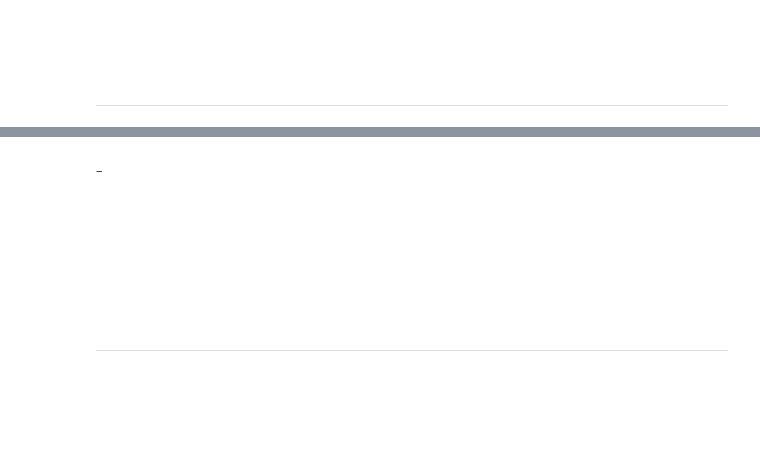
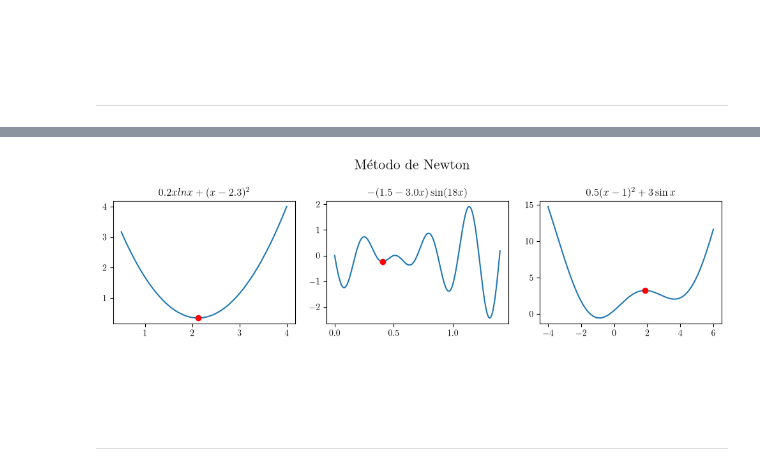
Before and after one commit to RodrigoRiveraRico/metodos-cimat, a Jupyter notebook: Tarea2/optim26_tarea02.ipynb, the cells around one changed output, grey strips where cells are left out. Saved outputs shown, nothing was run; the diff lists cells and outputs as text; code cells hidden in the pictures; blank space fills up the shorter version.

````diff
--- a/Tarea2/optim26_tarea02.ipynb
+++ b/Tarea2/optim26_tarea02.ipynb
@@ -233,14 +677,44 @@ Programar y probar el método de Newton para calcular puntos estacionarios de fu
+# %%
+datos = np.fromfile('newton.bin', dtype=np.float64)
+
+# datos
+# %%
+fig, axs = plt.subplots(1, 3, figsize=(10, 3))
+
+# Para f1
+x = np.linspace(0.5,4,500)
+x_k = datos[0]
+f_k = f1(datos[0])
+axs[0].plot(x, f1(x))
+axs[0].plot(x_k,f_k,'o',color='red')
+axs[0].set_title(r'$0.2 x ln x + (x - 2.3)^2$')
+
+
+# Para f2
+x = np.linspace(0,1.4,500)
+x_k = datos[4]
+f_k = f2(datos[4])
+axs[1].plot(x, f2(x))
+axs[1].plot(x_k,f_k,'o',color='red')
+axs[1].set_title(r'$-(1.5 - 3.0 x) \sin(18 x)$')
+
+# Para f3
+x = np.linspace(-4,6,500)
+x_k = datos[8]
+f_k = f3(datos[8])
+axs[2].plot(x, f3(x))
+axs[2].plot(x_k,f_k,'o', color='red')
+axs[2].set_title(r'$0.5(x-1)^2 + 3\sin x$')
+
+plt.suptitle("Método de Newton",fontsize=16)
+plt.tight_layout()
+plt.show()
+# %% [output]
+[figure, added]
 # %% [markdown]
-_
-
 ```
 
 
 
-
-
-
-
 ```
-
----
+----
````
Also changed, not shown: parts of 18 cells of this notebook, 9 other files.
